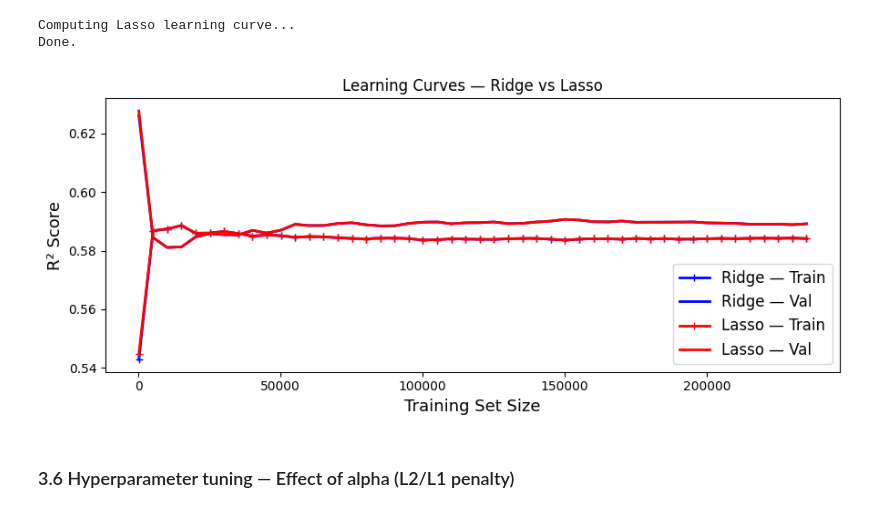
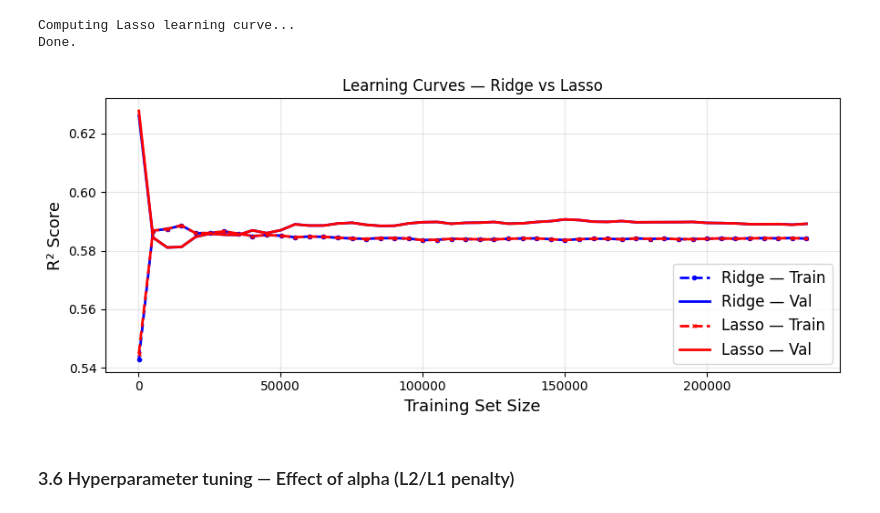
Before and after one commit to OrchidRLan/TravelWatchAI, a Jupyter notebook: notebooks/travelwatchai.ipynb, the cells around one changed output. Drawn from its saved outputs; the diff is of its cells as text; code cells hidden in the pictures.

```diff
--- a/notebooks/travelwatchai.ipynb
+++ b/notebooks/travelwatchai.ipynb
@@ -512,18 +512,30 @@ Computing Lasso learning curve...
 Done.
 # %%
 plt.figure(figsize=(9, 4))
-plt.plot(ridge_sizes, ridge_train_r2, 'b-+', linewidth=2, label='Ridge — Train')
-plt.plot(ridge_sizes, ridge_val_r2,   'b-',  linewidth=2, label='Ridge — Val')
-plt.plot(lasso_sizes, lasso_train_r2, 'r-+', linewidth=2, label='Lasso — Train')
-plt.plot(lasso_sizes, lasso_val_r2,   'r-',  linewidth=2, label='Lasso — Val')
+
+# Ridge
+plt.plot(ridge_sizes, ridge_train_r2, color='blue', linestyle='--', marker='o',
+         markersize=3, linewidth=2, label='Ridge — Train')
+plt.plot(ridge_sizes, ridge_val_r2, color='blue', linestyle='-',
+         linewidth=2, label='Ridge — Val')
+
+# Lasso
+plt.plot(lasso_sizes, lasso_train_r2, color='red', linestyle='--', marker='x',
+         markersize=3, linewidth=2, label='Lasso — Train')
+plt.plot(lasso_sizes, lasso_val_r2, color='red', linestyle='-',
+         linewidth=2, label='Lasso — Val')
+
 plt.legend(loc='lower right', fontsize=12)
 plt.xlabel('Training Set Size', fontsize=13)
 plt.ylabel('R² Score', fontsize=13)
 plt.title('Learning Curves — Ridge vs Lasso')
+
+plt.grid(alpha=0.3)
+
 plt.tight_layout()
 plt.show()
 # %% [output]
-[figure, old version]
+[figure, new version]
 # %% [markdown]
 ### 3.6 Hyperparameter tuning — Effect of alpha (L2/L1 penalty)
 # %%
```
Also changed, not shown: parts of 5 cells of this notebook.
